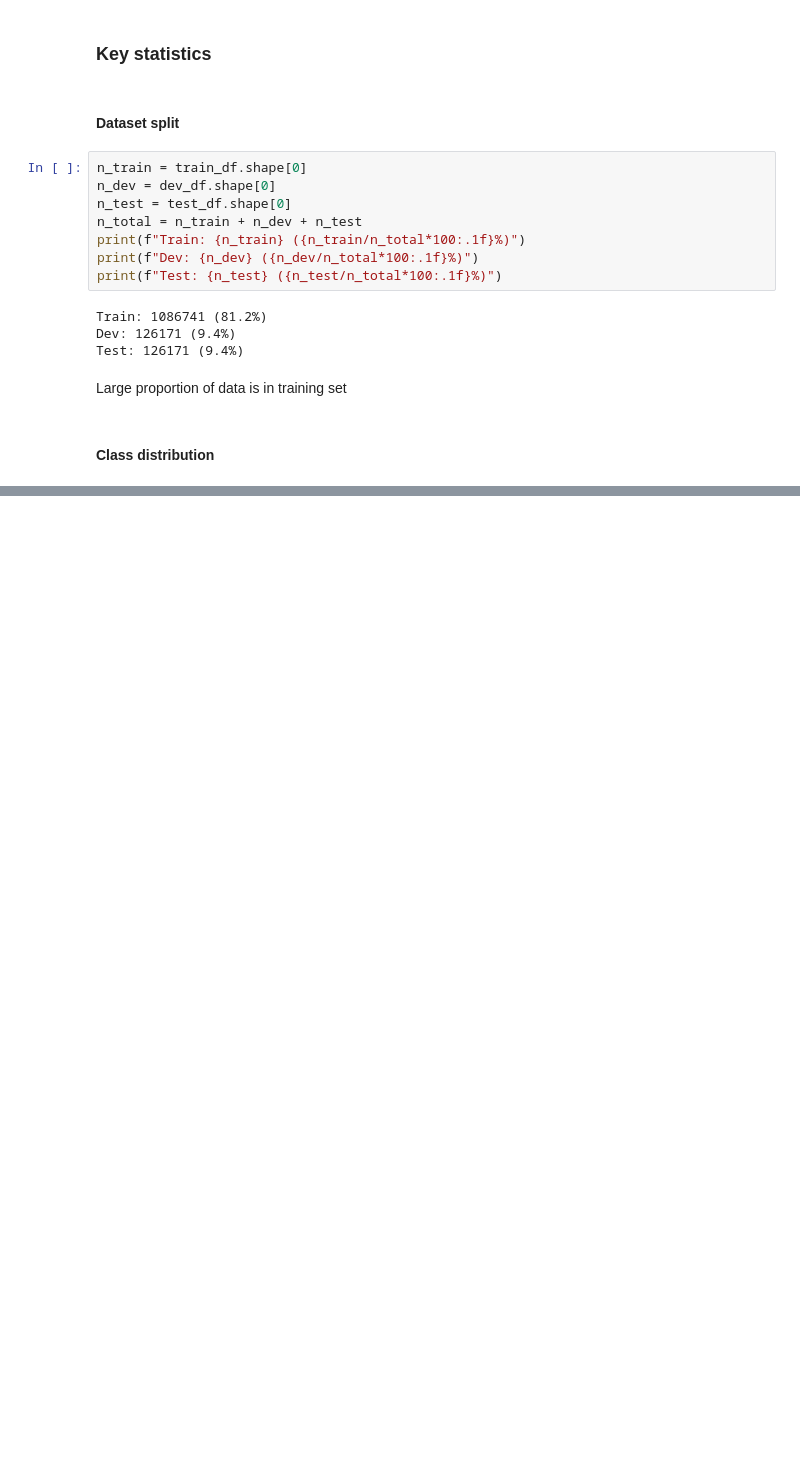
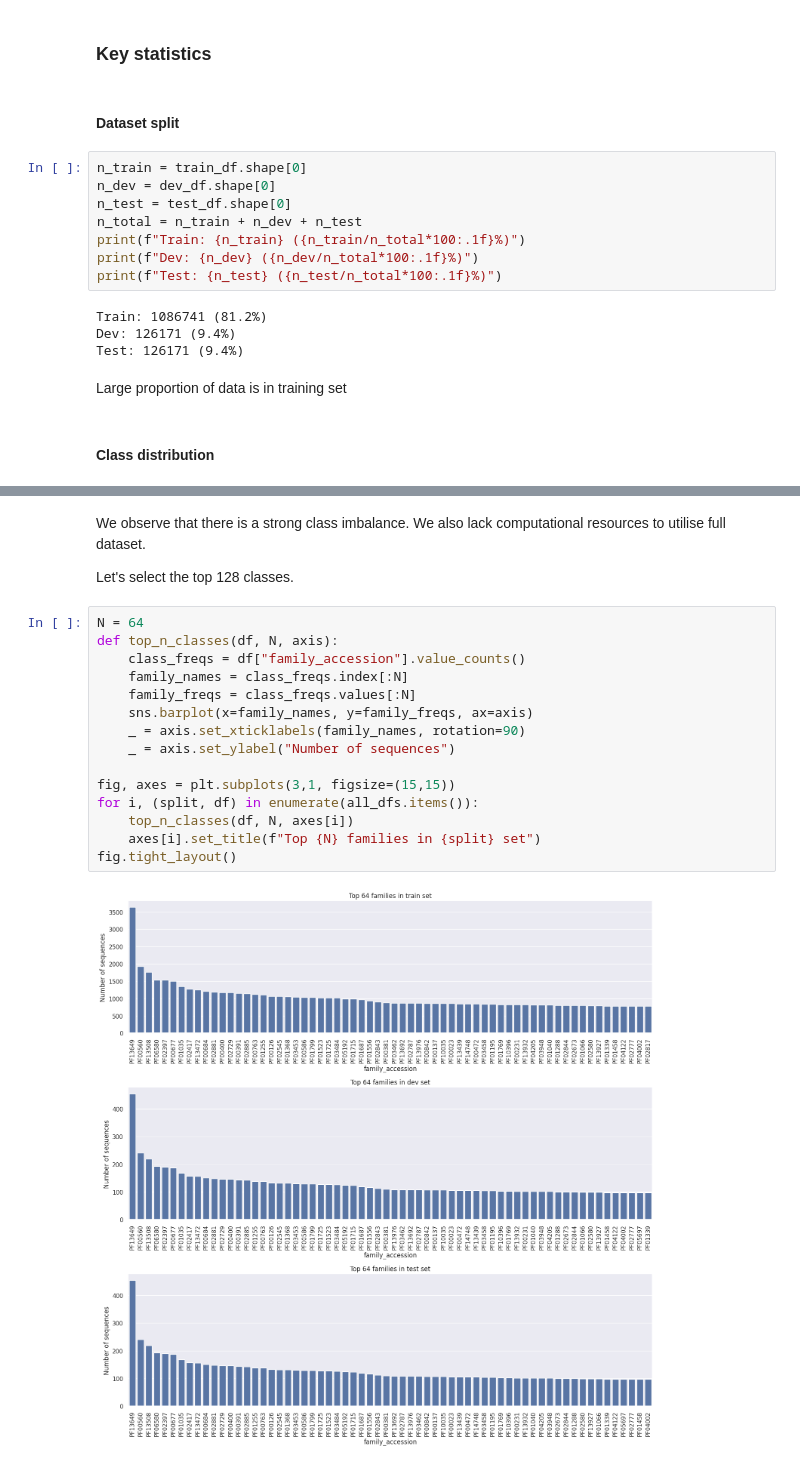
Before and after one commit to jl3720/pfam, a Jupyter notebook: pfam.ipynb, the cells around one changed output, grey strips where cells are left out. Cells and saved outputs as stored; diff of their text form; blank space fills up the shorter version.

```diff
--- a/pfam.ipynb
+++ b/pfam.ipynb
@@ -139,0 +143,21 @@ for i, df in enumerate(all_dfs):
+# %% [markdown]
+We observe that there is a strong class imbalance. We also lack computational resources to utilise full dataset.
+
+Let's select the top 128 classes.
+# %%
+N = 64
+def top_n_classes(df, N, axis):
+    class_freqs = df["family_accession"].value_counts()
+    family_names = class_freqs.index[:N]
+    family_freqs = class_freqs.values[:N]
+    sns.barplot(x=family_names, y=family_freqs, ax=axis)
+    _ = axis.set_xticklabels(family_names, rotation=90)
+    _ = axis.set_ylabel("Number of sequences")
+
+fig, axes = plt.subplots(3,1, figsize=(15,15))
+for i, (split, df) in enumerate(all_dfs.items()):
+    top_n_classes(df, N, axes[i])
+    axes[i].set_title(f"Top {N} families in {split} set")
+fig.tight_layout()
+# %% [output]
+[figure, added]
```
Also changed, not shown: parts of 5 cells of this notebook.
